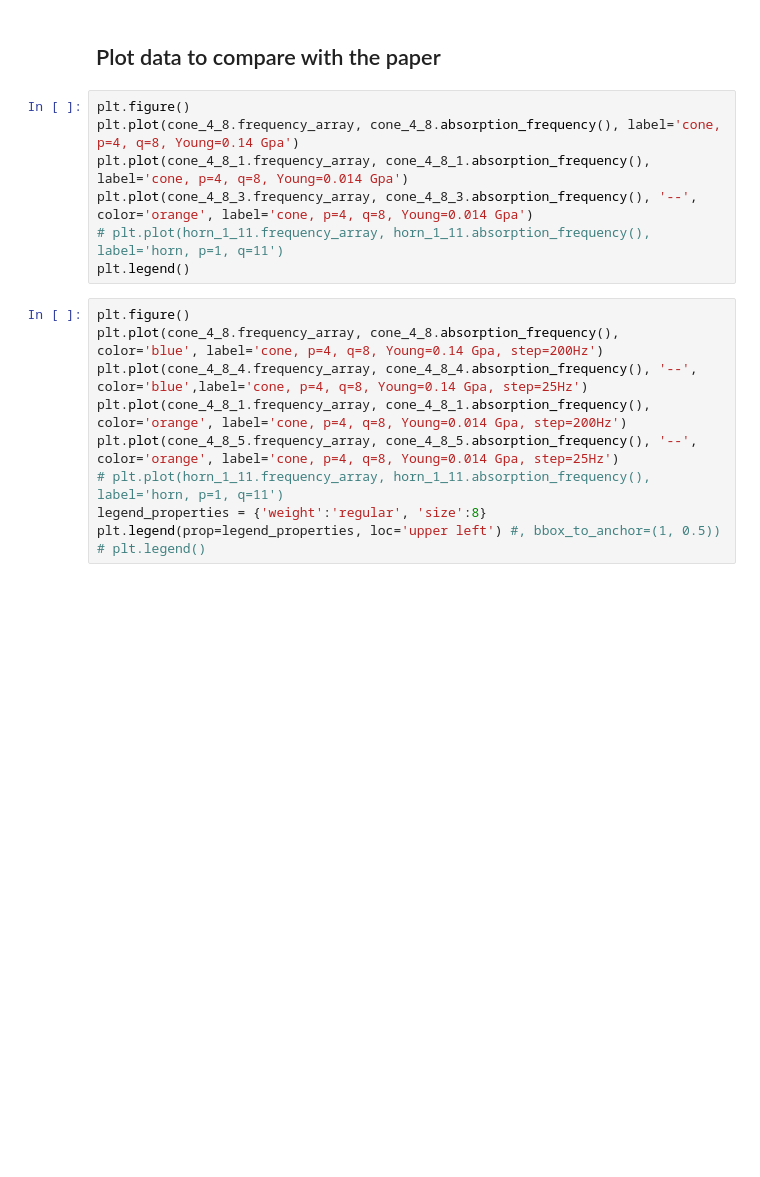
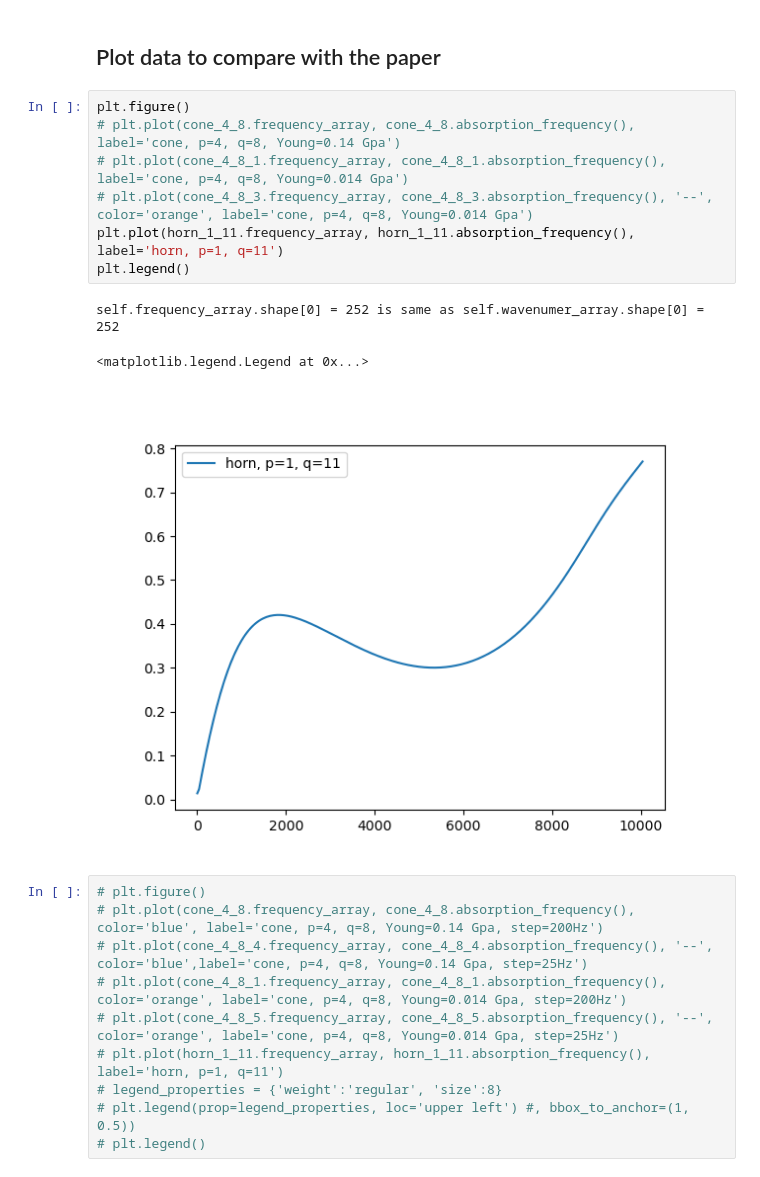
Before and after one commit to cheng-hung/sound_absorption, a Jupyter notebook: sound_absorption.ipynb, the cells around one changed output. Saved outputs shown, nothing was run; the diff lists cells and outputs as text; blank space fills up the shorter version.

```diff
--- a/sound_absorption.ipynb
+++ b/sound_absorption.ipynb
@@ -168,18 +119,22 @@ horn_1_11.save_data(fp, fn)
 ## Plot data to compare with the paper
 # %%
 plt.figure()
-plt.plot(cone_4_8.frequency_array, cone_4_8.absorption_frequency(), label='cone, p=4, q=8, Young=0.14 Gpa')
-plt.plot(cone_4_8_1.frequency_array, cone_4_8_1.absorption_frequency(), label='cone, p=4, q=8, Young=0.014 Gpa')
-plt.plot(cone_4_8_3.frequency_array, cone_4_8_3.absorption_frequency(), '--', color='orange', label='cone, p=4, q=8, Young=0.014 Gpa')
-# plt.plot(horn_1_11.frequency_array, horn_1_11.absorption_frequency(), label='horn, p=1, q=11')
+# plt.plot(cone_4_8.frequency_array, cone_4_8.absorption_frequency(), label='cone, p=4, q=8, Young=0.14 Gpa')
+# plt.plot(cone_4_8_1.frequency_array, cone_4_8_1.absorption_frequency(), label='cone, p=4, q=8, Young=0.014 Gpa')
+# plt.plot(cone_4_8_3.frequency_array, cone_4_8_3.absorption_frequency(), '--', color='orange', label='cone, p=4, q=8, Young=0.014 Gpa')
+plt.plot(horn_1_11.frequency_array, horn_1_11.absorption_frequency(), label='horn, p=1, q=11')
 plt.legend()
+# %% [output]
+self.frequency_array.shape[0] = 252 is same as self.wavenumer_array.shape[0] = 252
+<matplotlib.legend.Legend at 0x...>
+[figure, added]
 # %%
-plt.figure()
-plt.plot(cone_4_8.frequency_array, cone_4_8.absorption_frequency(), color='blue', label='cone, p=4, q=8, Young=0.14 Gpa, step=200Hz')
-plt.plot(cone_4_8_4.frequency_array, cone_4_8_4.absorption_frequency(), '--', color='blue',label='cone, p=4, q=8, Young=0.14 Gpa, step=25Hz')
-plt.plot(cone_4_8_1.frequency_array, cone_4_8_1.absorption_frequency(), color='orange', label='cone, p=4, q=8, Young=0.014 Gpa, step=200Hz')
-plt.plot(cone_4_8_5.frequency_array, cone_4_8_5.absorption_frequency(), '--', color='orange', label='cone, p=4, q=8, Young=0.014 Gpa, step=25Hz')
+# plt.figure()
+# plt.plot(cone_4_8.frequency_array, cone_4_8.absorption_frequency(), color='blue', label='cone, p=4, q=8, Young=0.14 Gpa, step=200Hz')
+# plt.plot(cone_4_8_4.frequency_array, cone_4_8_4.absorption_frequency(), '--', color='blue',label='cone, p=4, q=8, Young=0.14 Gpa, step=25Hz')
+# plt.plot(cone_4_8_1.frequency_array, cone_4_8_1.absorption_frequency(), color='orange', label='cone, p=4, q=8, Young=0.014 Gpa, step=200Hz')
+# plt.plot(cone_4_8_5.frequency_array, cone_4_8_5.absorption_frequency(), '--', color='orange', label='cone, p=4, q=8, Young=0.014 Gpa, step=25Hz')
 # plt.plot(horn_1_11.frequency_array, horn_1_11.absorption_frequency(), label='horn, p=1, q=11')
-legend_properties = {'weight':'regular', 'size':8}
-plt.legend(prop=legend_properties, loc='upper left') #, bbox_to_anchor=(1, 0.5))
+# legend_properties = {'weight':'regular', 'size':8}
+# plt.legend(prop=legend_properties, loc='upper left') #, bbox_to_anchor=(1, 0.5))
 # plt.legend()
```
Also changed, not shown: parts of 21 cells of this notebook, 6 other files.
